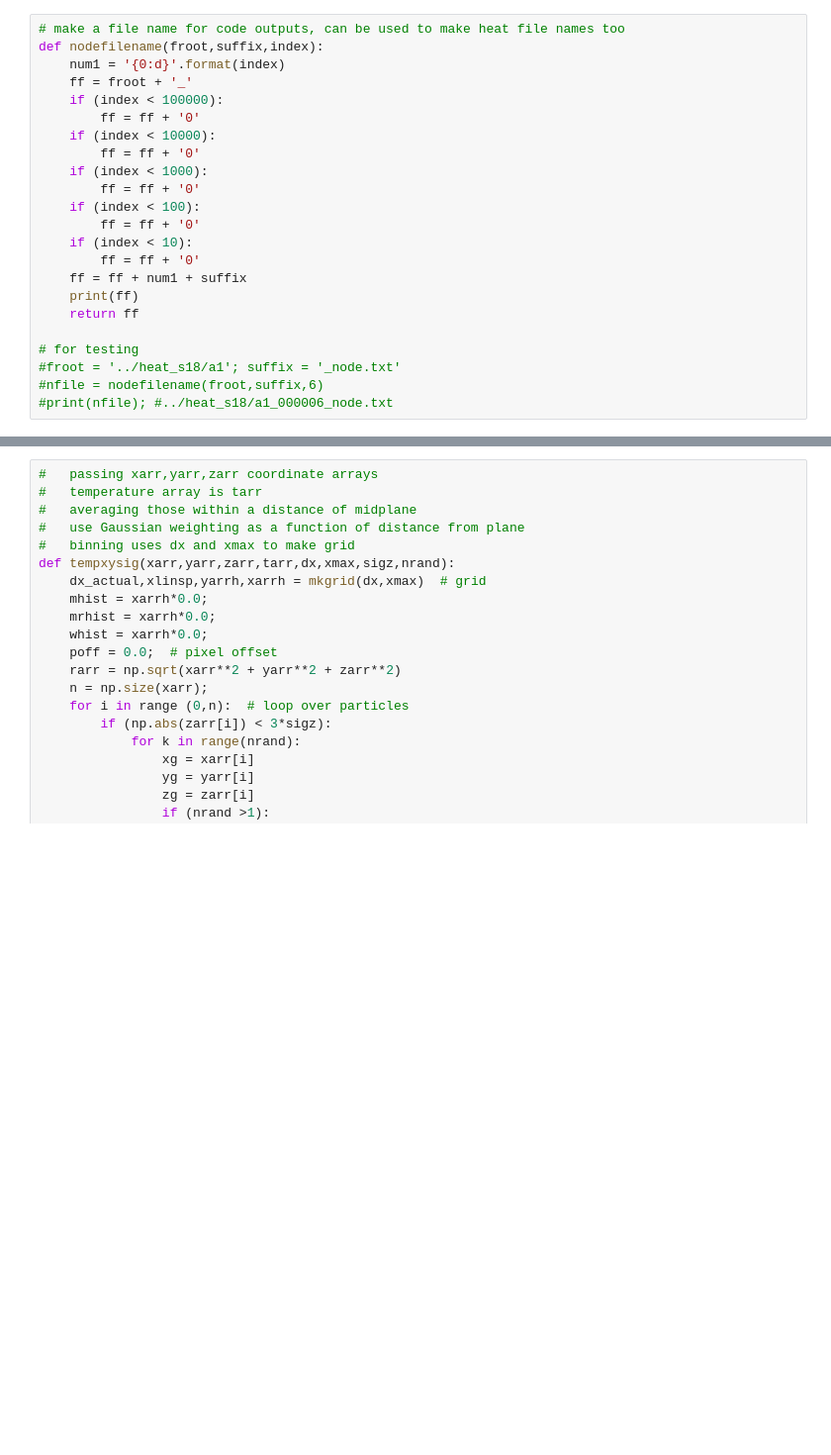
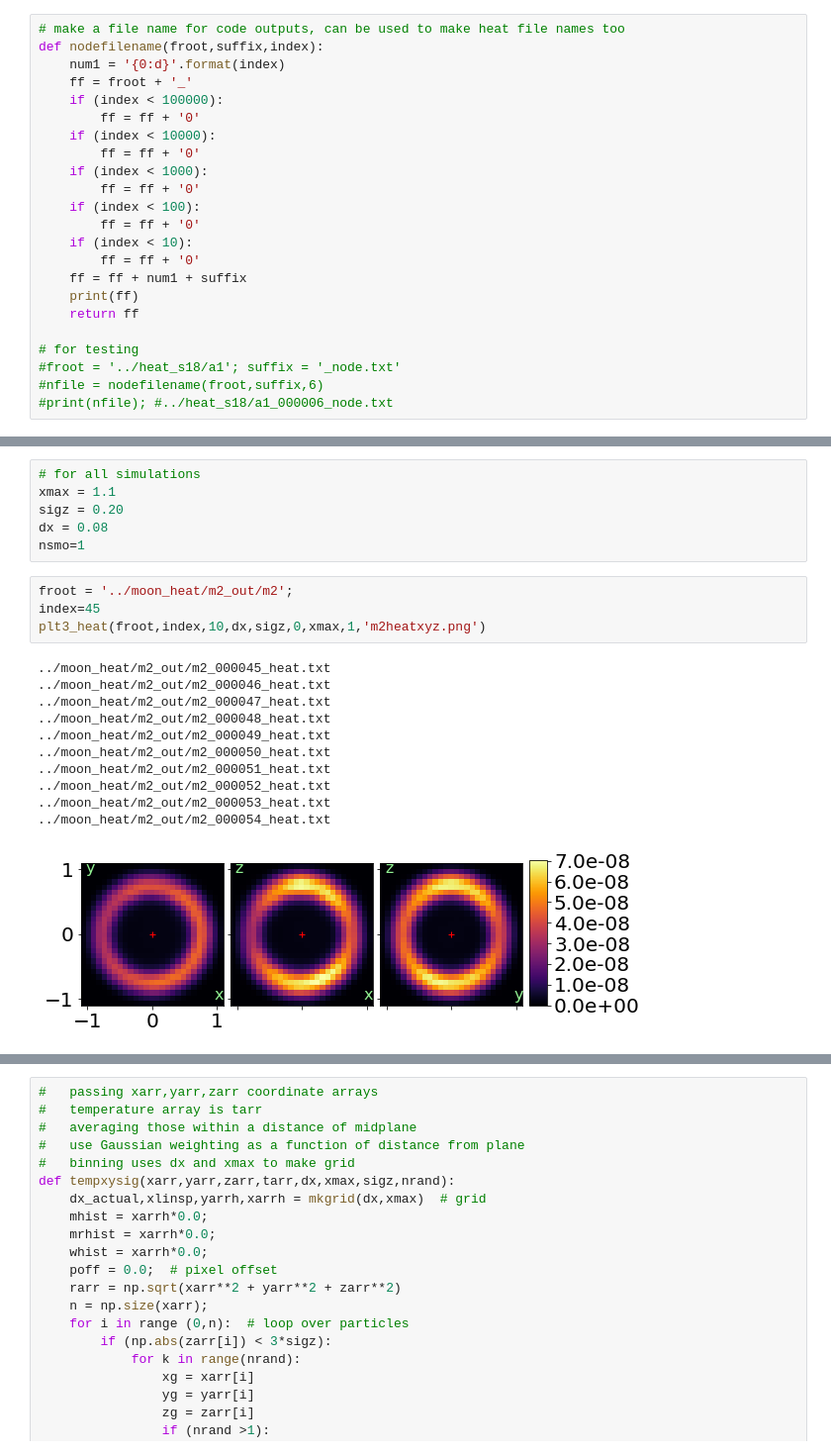
Before and after one commit to aquillen/moon_heat, a Jupyter notebook: myexamples/moon_pylab/moon_heat1.ipynb, the cells around one changed output, grey strips where cells are left out. Shown at 99% size. Saved outputs shown, nothing was run; the diff lists cells and outputs as text; blank space fills up the shorter version.

```diff
--- a/myexamples/moon_pylab/moon_heat1.ipynb
+++ b/myexamples/moon_pylab/moon_heat1.ipynb
@@ -51,0 +297,22 @@ def mkgrid(dx,xmax):
+# %%
+# for all simulations
+xmax = 1.1
+sigz = 0.20
+dx = 0.08
+nsmo=1
+# %%
+froot = '../moon_heat/m2_out/m2';
+index=45
+plt3_heat(froot,index,10,dx,sigz,0,xmax,1,'m2heatxyz.png')
+# %% [output]
+../moon_heat/m2_out/m2_000045_heat.txt
+../moon_heat/m2_out/m2_000046_heat.txt
+../moon_heat/m2_out/m2_000047_heat.txt
+../moon_heat/m2_out/m2_000048_heat.txt
+../moon_heat/m2_out/m2_000049_heat.txt
+../moon_heat/m2_out/m2_000050_heat.txt
+../moon_heat/m2_out/m2_000051_heat.txt
+../moon_heat/m2_out/m2_000052_heat.txt
+../moon_heat/m2_out/m2_000053_heat.txt
+../moon_heat/m2_out/m2_000054_heat.txt
+[figure, added]
```
Also changed, not shown: parts of 16 cells of this notebook, 27 other files.
